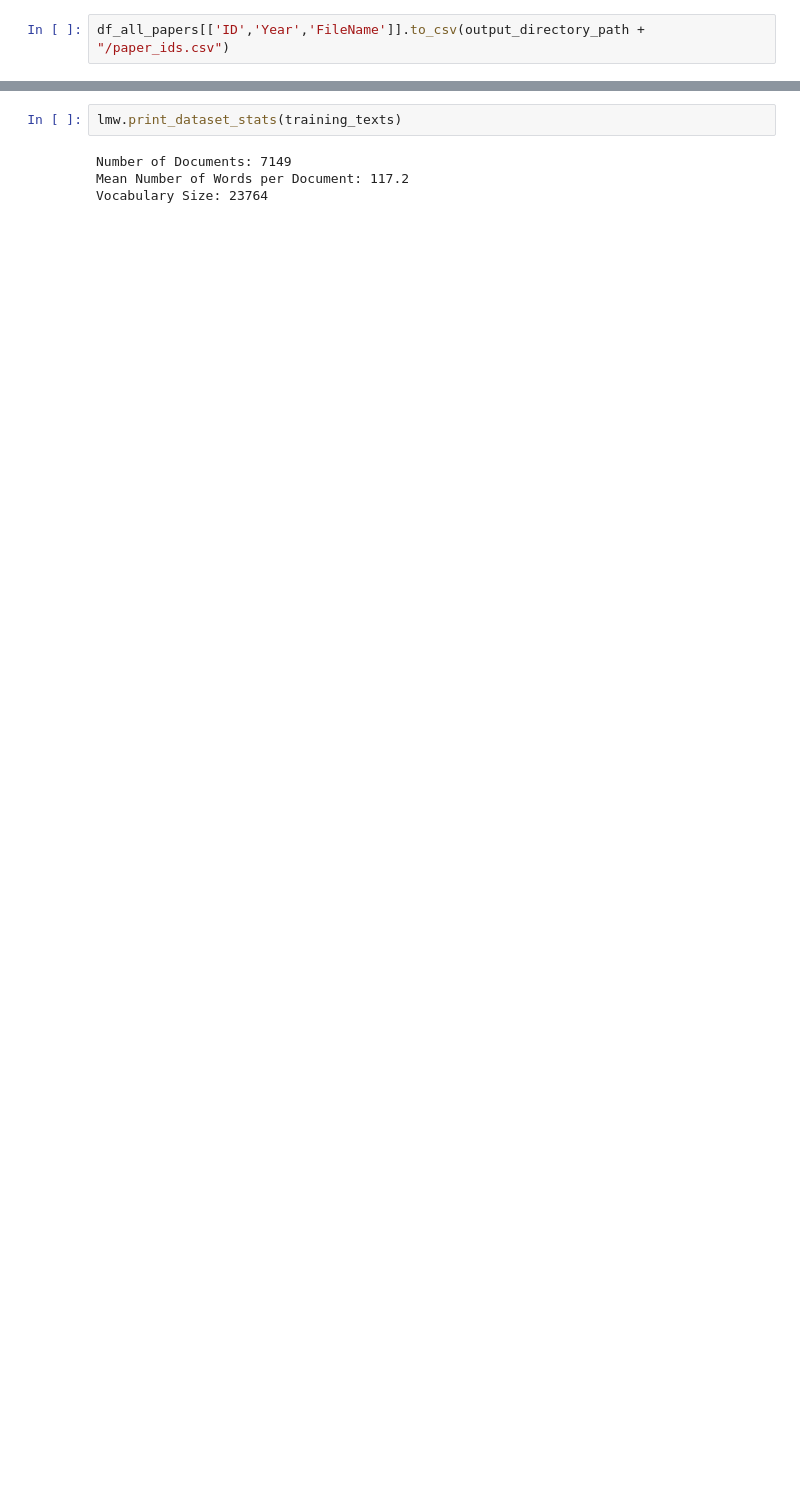
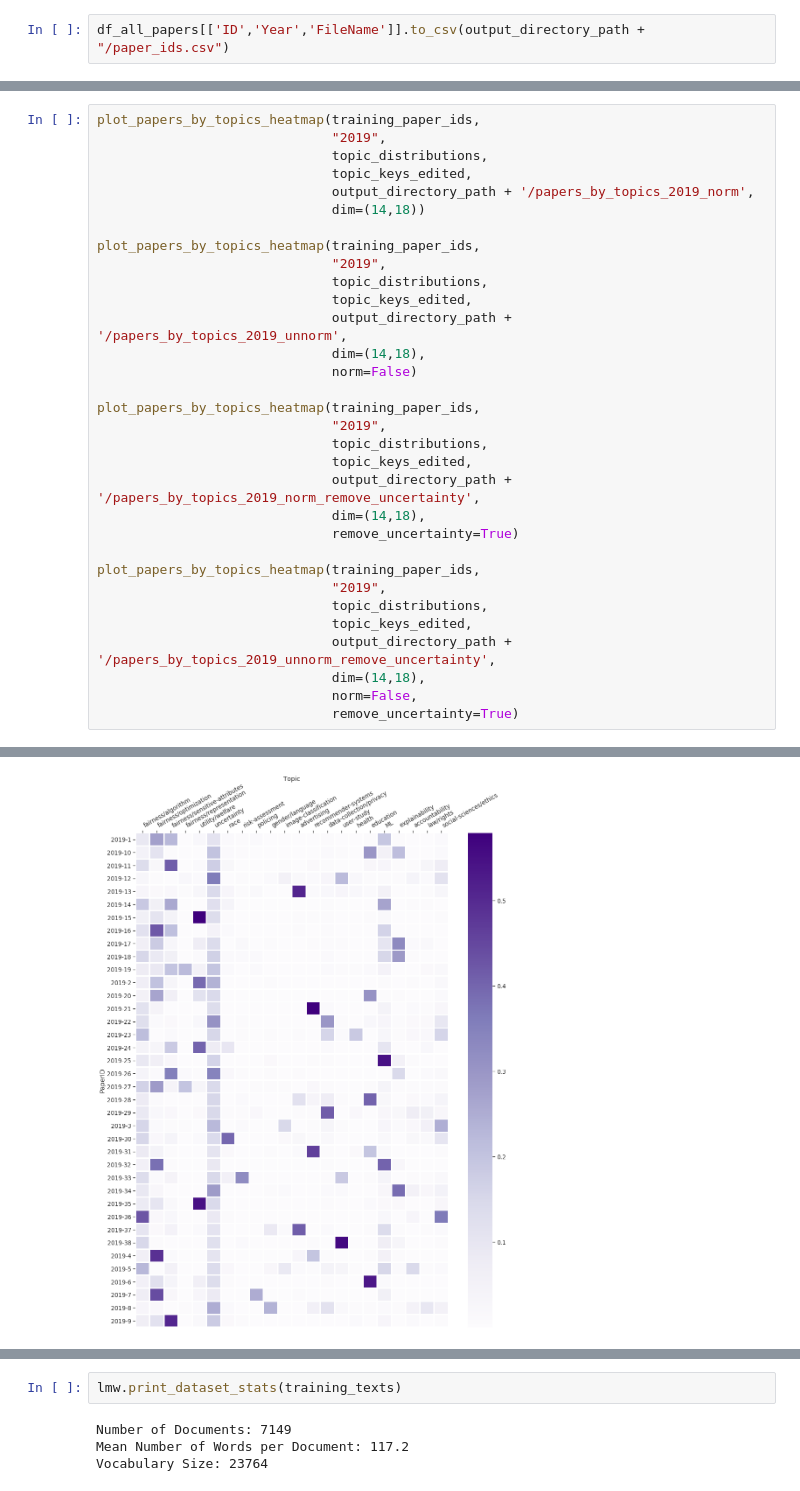
Before and after one commit to JainSameer06/FAccT-MF, a Jupyter notebook: src/lda-mallet/explore_topics.ipynb, the cells around one changed output, grey strips where cells are left out. Drawn from its saved outputs; the diff is of its cells as text; blank space fills up the shorter version.

```diff
--- a/src/lda-mallet/explore_topics.ipynb
+++ b/src/lda-mallet/explore_topics.ipynb
@@ -1563,0 +1698,33 @@ plot_papers_by_topics_heatmap(training_paper_ids,
+# %%
+plot_papers_by_topics_heatmap(training_paper_ids,
+                              "2019",
+                              topic_distributions,
+                              topic_keys_edited,
+                              output_directory_path + '/papers_by_topics_2019_norm',
+                              dim=(14,18))
+
+plot_papers_by_topics_heatmap(training_paper_ids,
+                              "2019",
+                              topic_distributions,
+                              topic_keys_edited,
+                              output_directory_path + '/papers_by_topics_2019_unnorm',
+                              dim=(14,18),
+                              norm=False)
+
+plot_papers_by_topics_heatmap(training_paper_ids,
+                              "2019",
+                              topic_distributions,
+                              topic_keys_edited,
+                              output_directory_path + '/papers_by_topics_2019_norm_remove_uncertainty',
+                              dim=(14,18),
+                              remove_uncertainty=True)
+
+plot_papers_by_topics_heatmap(training_paper_ids,
+                              "2019",
+                              topic_distributions,
+                              topic_keys_edited,
+                              output_directory_path + '/papers_by_topics_2019_unnorm_remove_uncertainty',
+                              dim=(14,18),
+                              norm=False,
+                              remove_uncertainty=True)
+# %% [output]
@@ -1563,0 +1732 @@ plot_papers_by_topics_heatmap(training_paper_ids,
+[figure, added]
```
Also changed, not shown: parts of 15 cells of this notebook, 51 other files.
